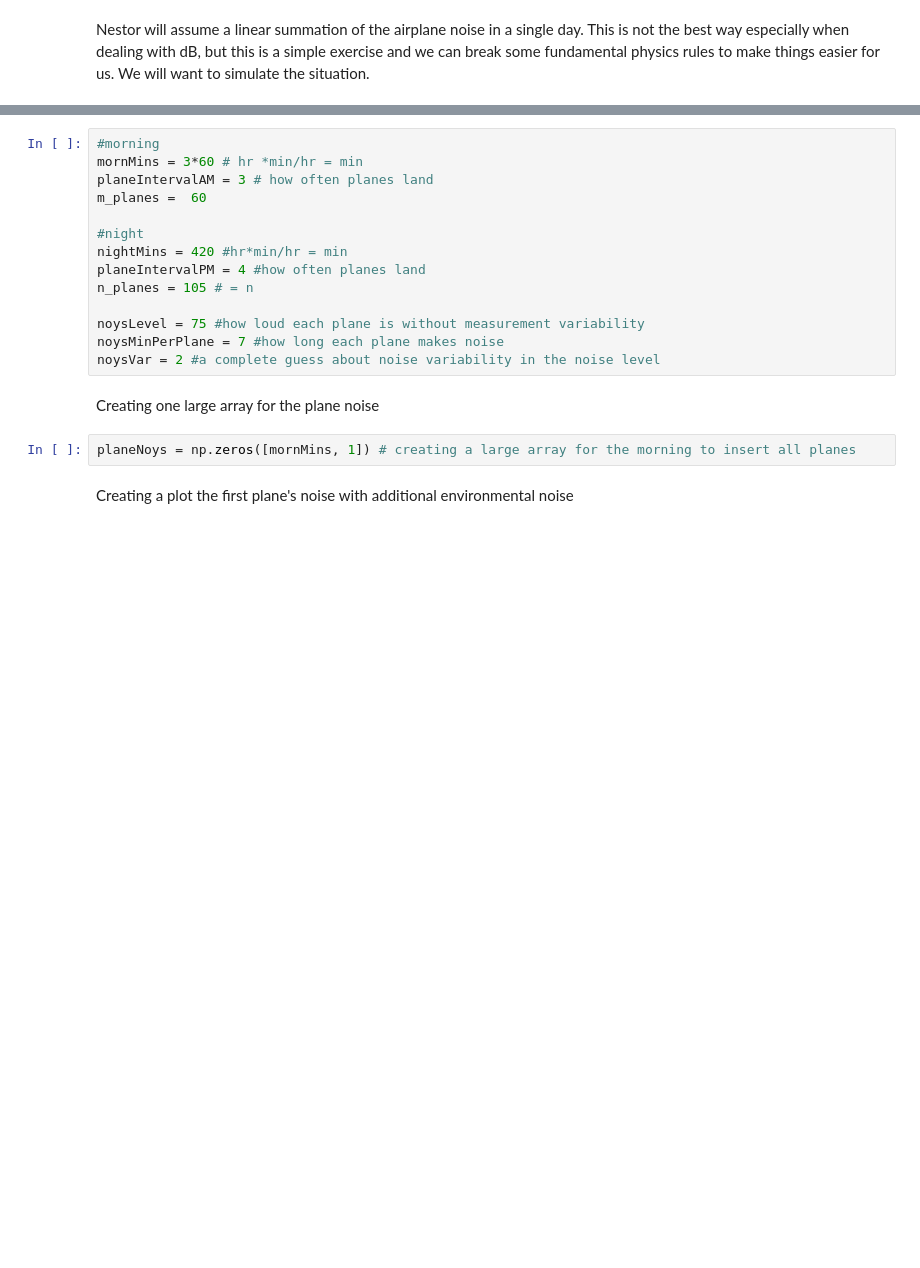
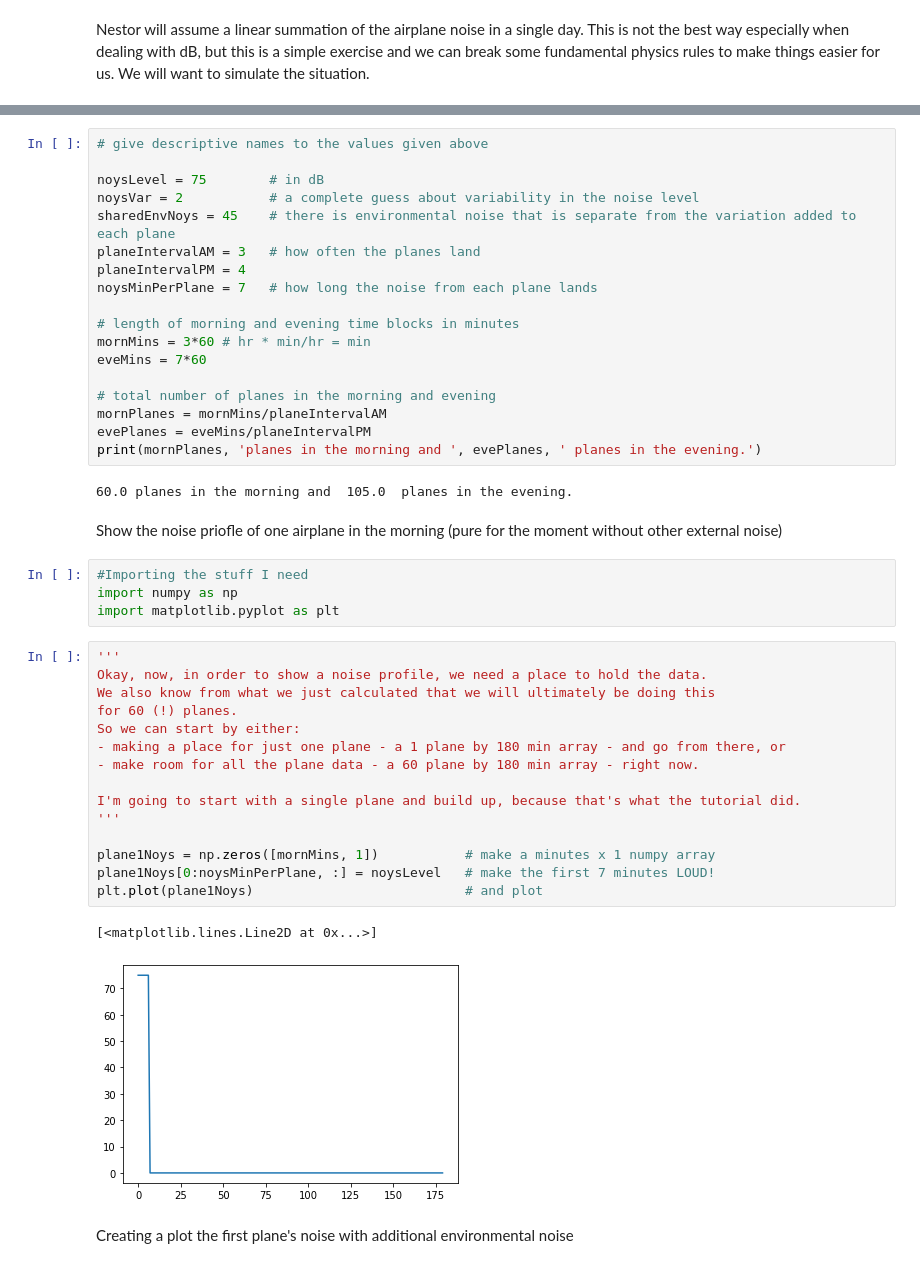
Before and after one commit to kzapalac/PythonTutorials, a Jupyter notebook: tutorial_ex_10/tutorial010Exercise.ipynb, the cells around one changed output, grey strips where cells are left out. Saved outputs shown, nothing was run; the diff lists cells and outputs as text; blank space fills up the shorter version.

```diff
--- a/tutorial_ex_10/tutorial010Exercise.ipynb
+++ b/tutorial_ex_10/tutorial010Exercise.ipynb
@@ -27,20 +24,46 @@ import matplotlib.pyplot as plt
 # %%
-#morning
-mornMins = 3*60 # hr *min/hr = min
-planeIntervalAM = 3 # how often planes land
-m_planes =  60
+# give descriptive names to the values given above
 
-#night
-nightMins = 420 #hr*min/hr = min
-planeIntervalPM = 4 #how often planes land
-n_planes = 105 # = n
+noysLevel = 75        # in dB
+noysVar = 2           # a complete guess about variability in the noise level
+sharedEnvNoys = 45    # there is environmental noise that is separate from the variation added to each plane
+planeIntervalAM = 3   # how often the planes land
+planeIntervalPM = 4
+noysMinPerPlane = 7   # how long the noise from each plane lands
 
-noysLevel = 75 #how loud each plane is without measurement variability
-noysMinPerPlane = 7 #how long each plane makes noise
-noysVar = 2 #a complete guess about noise variability in the noise level
+# length of morning and evening time blocks in minutes
+mornMins = 3*60 # hr * min/hr = min
+eveMins = 7*60
+
+# total number of planes in the morning and evening
+mornPlanes = mornMins/planeIntervalAM
+evePlanes = eveMins/planeIntervalPM
+print(mornPlanes, 'planes in the morning and ', evePlanes, ' planes in the evening.')
+# %% [output]
+60.0 planes in the morning and  105.0  planes in the evening.
-# %% [markdown]
-Creating one large array for the plane noise
-# %%
-planeNoys = np.zeros([mornMins, 1]) # creating a large array for the morning to insert all planes
+# %% [markdown]
+Show the noise priofle of one airplane in the morning (pure for the moment without other external noise)
+# %%
+#Importing the stuff I need
+import numpy as np
+import matplotlib.pyplot as plt
+# %%
+'''
+Okay, now, in order to show a noise profile, we need a place to hold the data.
+We also know from what we just calculated that we will ultimately be doing this
+for 60 (!) planes.
+So we can start by either:
+- making a place for just one plane - a 1 plane by 180 min array - and go from there, or
+- make room for all the plane data - a 60 plane by 180 min array - right now.
+
+I'm going to start with a single plane and build up, because that's what the tutorial did.
+'''
+
+plane1Noys = np.zeros([mornMins, 1])           # make a minutes x 1 numpy array
+plane1Noys[0:noysMinPerPlane, :] = noysLevel   # make the first 7 minutes LOUD!
+plt.plot(plane1Noys)                           # and plot
+# %% [output]
+[<matplotlib.lines.Line2D at 0x...>]
+[figure, added]
 # %% [markdown]
 Creating a plot the first plane's noise with additional environmental noise
```
Also changed, not shown: parts of 39 cells of this notebook.
